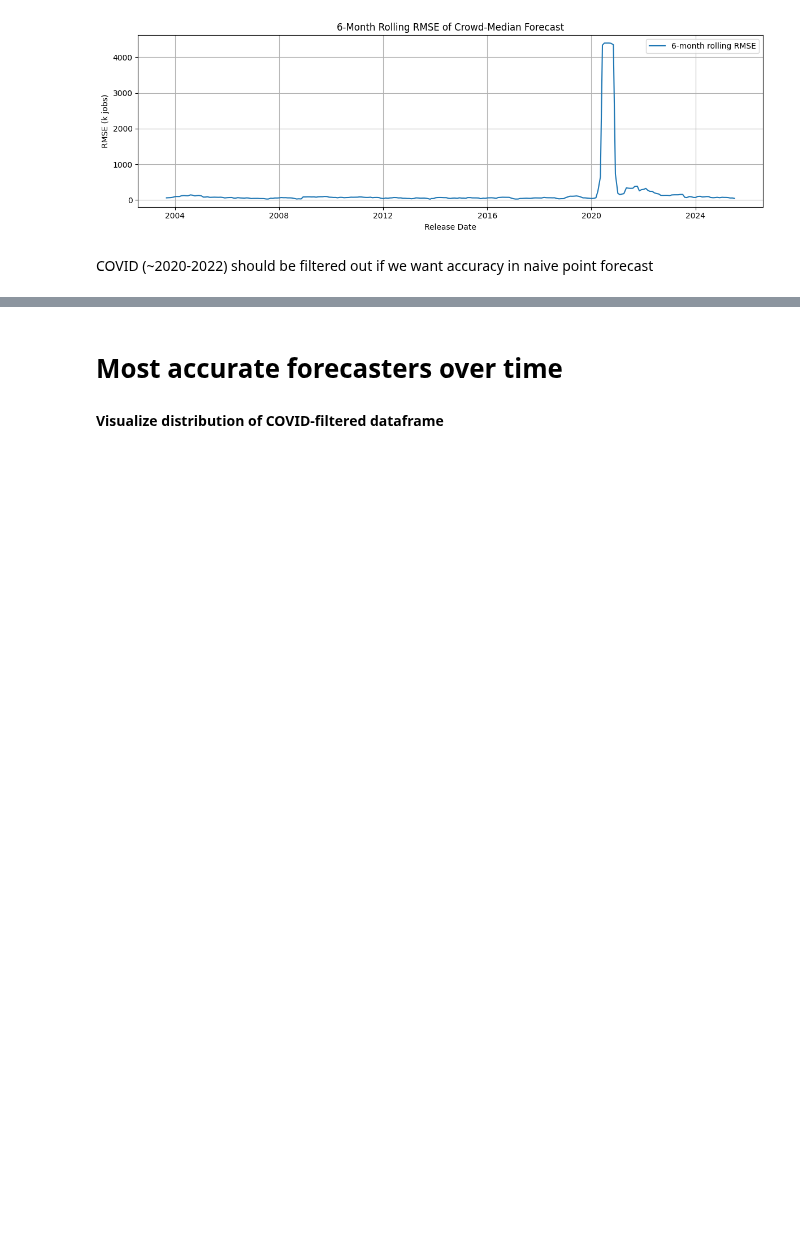
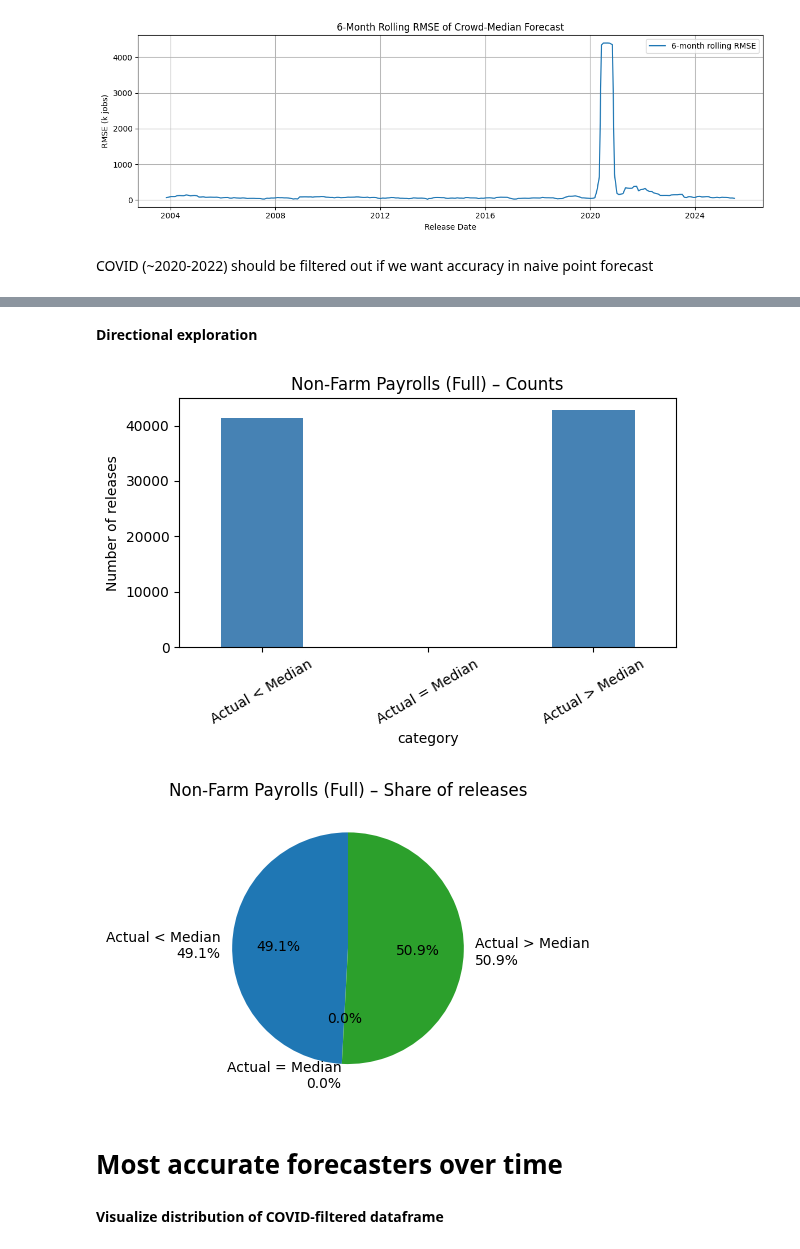
Before and after one commit to nicwjh/nfp-forecasting, a Jupyter notebook: notebooks/nfp_eda.ipynb, the cells around one changed output, grey strips where cells are left out. Saved outputs shown, nothing was run; the diff lists cells and outputs as text; code cells hidden in the pictures; blank space fills up the shorter version.

```diff
--- a/notebooks/nfp_eda.ipynb
+++ b/notebooks/nfp_eda.ipynb
@@ -120,3 +129,56 @@ plt.show()
+# %% [markdown]
+**Directional exploration**
+# %%
+def plot_nfp_direction(df_full: pd.DataFrame, title: str = "NFP (Full)") -> None:
+    """
+    Creates:
+      1) bar chart of counts
+      2) pie chart of shares
+    for the breakdown:
+        • actual <  median_forecast
+        • actual =  median_forecast
+        • actual >  median_forecast
+    """
+    subset = df_full.dropna(subset=["actual", "median_forecast"]).copy()
+
+    # classify releases
+    subset["category"] = np.where(
+        subset["actual"] < subset["median_forecast"],  "Actual < Median",
+        np.where(subset["actual"] > subset["median_forecast"],
+                 "Actual > Median",
+                 "Actual = Median")
+    )
+
+    order = ["Actual < Median", "Actual = Median", "Actual > Median"]
+    counts = (subset["category"]
+              .value_counts()
+              .reindex(order, fill_value=0))
+
+    # bar chart
+    counts.plot.bar(figsize=(6, 4), rot=30, color="steelblue")
+    plt.title(f"{title} – Counts")
+    plt.ylabel("Number of releases")
+    plt.tight_layout()
+    plt.show()
+
+    # pie chart
+    plt.figure(figsize=(5, 5))
+    plt.pie(
+        counts.values,
+        labels=[f"{lab}\n{val/len(subset):.1%}" for lab, val in zip(order, counts.values)],
+        autopct="%1.1f%%",
+        startangle=90
+    )
+    plt.title(f"{title} – Share of releases")
+    plt.tight_layout()
+    plt.show()
+
+# -----------------------------------------------------
+# call the function on your NFP DataFrame
+plot_nfp_direction(df_full, "Non‑Farm Payrolls (Full)")
+# %% [output]
+[figure, added]
+[figure, added]
 # %% [markdown]
 # Most accurate forecasters over time
 # %%
```
Also changed, not shown: parts of 21 cells of this notebook, 3 other files.
